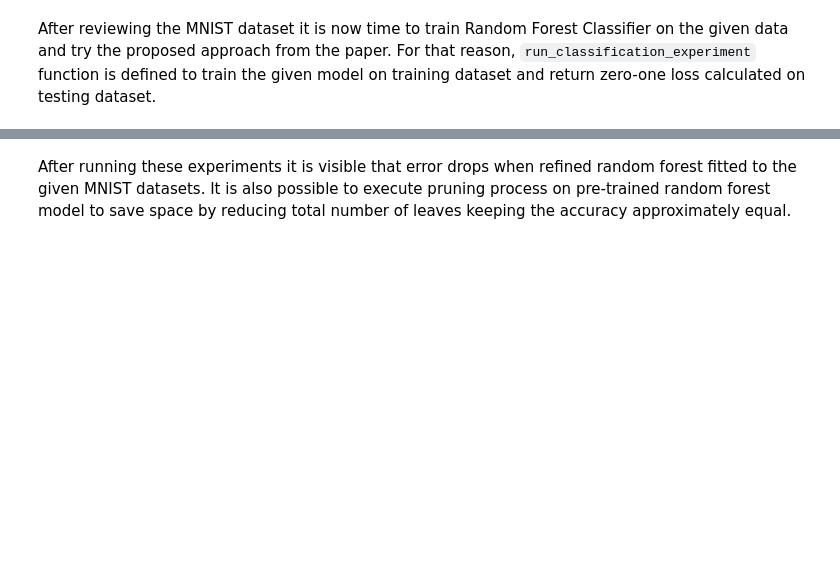
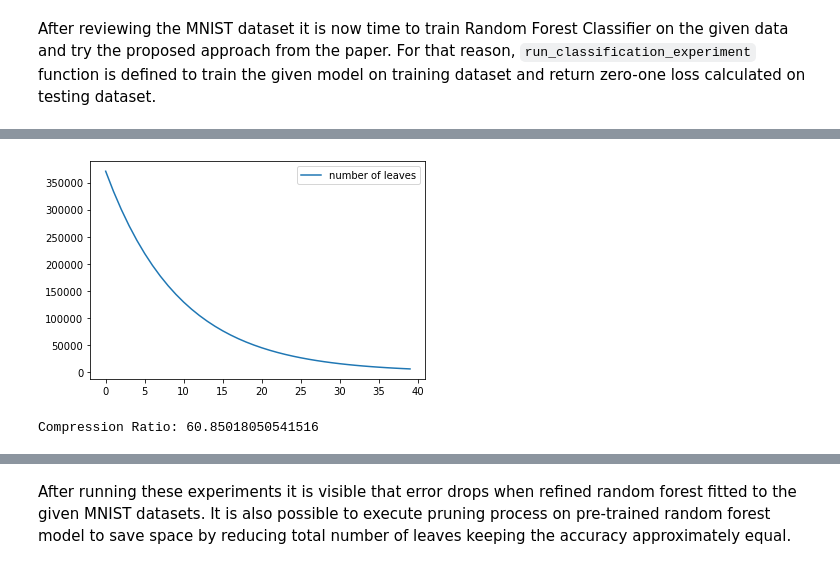
Before and after one commit to dnaram/uzop-random-forest, a Jupyter notebook: UZoP_GRoRF.ipynb, the cells around one changed output, grey strips where cells are left out. Drawn from its saved outputs; the diff is of its cells as text; code cells hidden in the pictures; blank space fills up the shorter version.

```diff
--- a/UZoP_GRoRF.ipynb
+++ b/UZoP_GRoRF.ipynb
@@ -80,7 +80,7 @@ def run_classification_experiment(model, X_train, y_train, X_test, y_test):
 
     return loss
 # %%
-ITER = 10
+ITER = 2
 
 errors_rfc = []
 errors_rrf = []
@@ -114,3 +114,5 @@ print(f'Standard deviation: {standard_deviation_rfc}')
 print('Refined Random Forest Classifier')
 print(f'Average error: {average_error_rrf}')
 print(f'Standard deviation: {standard_deviation_rrf}')
+
+print(f'Compression Ratio: {rfc.n_leaves_/nleaves[-1]}')
@@ -127,5 +136,5 @@ for k in range(100):
     testloss.append(loss4te)
     nleaves.append(sum(rrf.n_leaves_))
     print("Pruning {:02d}: train loss {:.4f}, test loss {:.4f}".format(k+1, loss4tr, loss4te))
-    if loss4te > 0.48:
+    if loss4te > average_error_rfc:
         break # stop when test error increases too much
@@ -131,0 +159,10 @@ for k in range(100):
+# %%
+plt.plot(np.arange(len(nleaves)), nleaves, label='number of leaves')
+
+plt.legend(loc='best')
+plt.show()
+
+print(f'Compression Ratio: {nleaves[0]/nleaves[-1]}')
+# %% [output]
+[figure, added]
+Compression Ratio: 60.85018050541516
```
Also changed, not shown: parts of 10 cells of this notebook, 1 other file.
